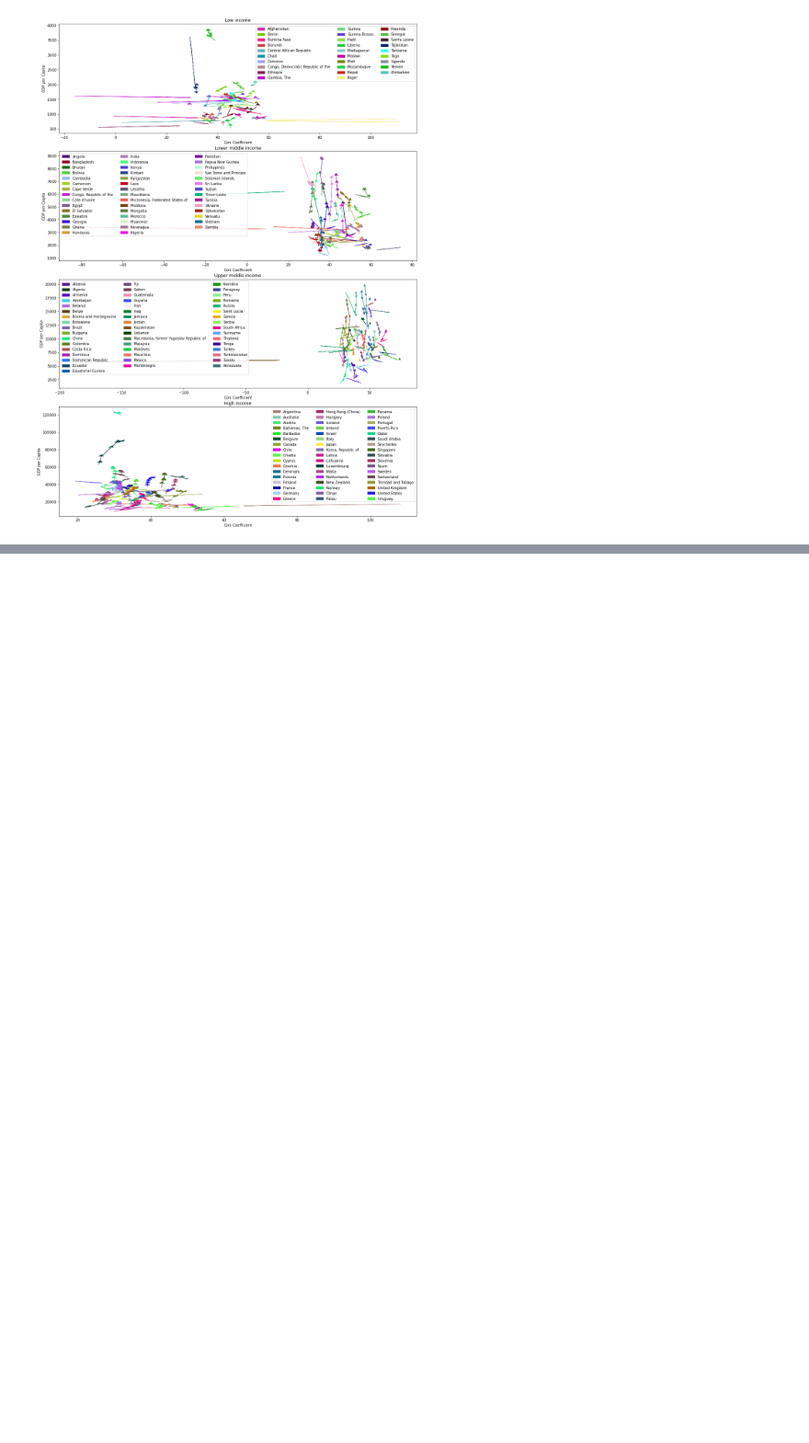
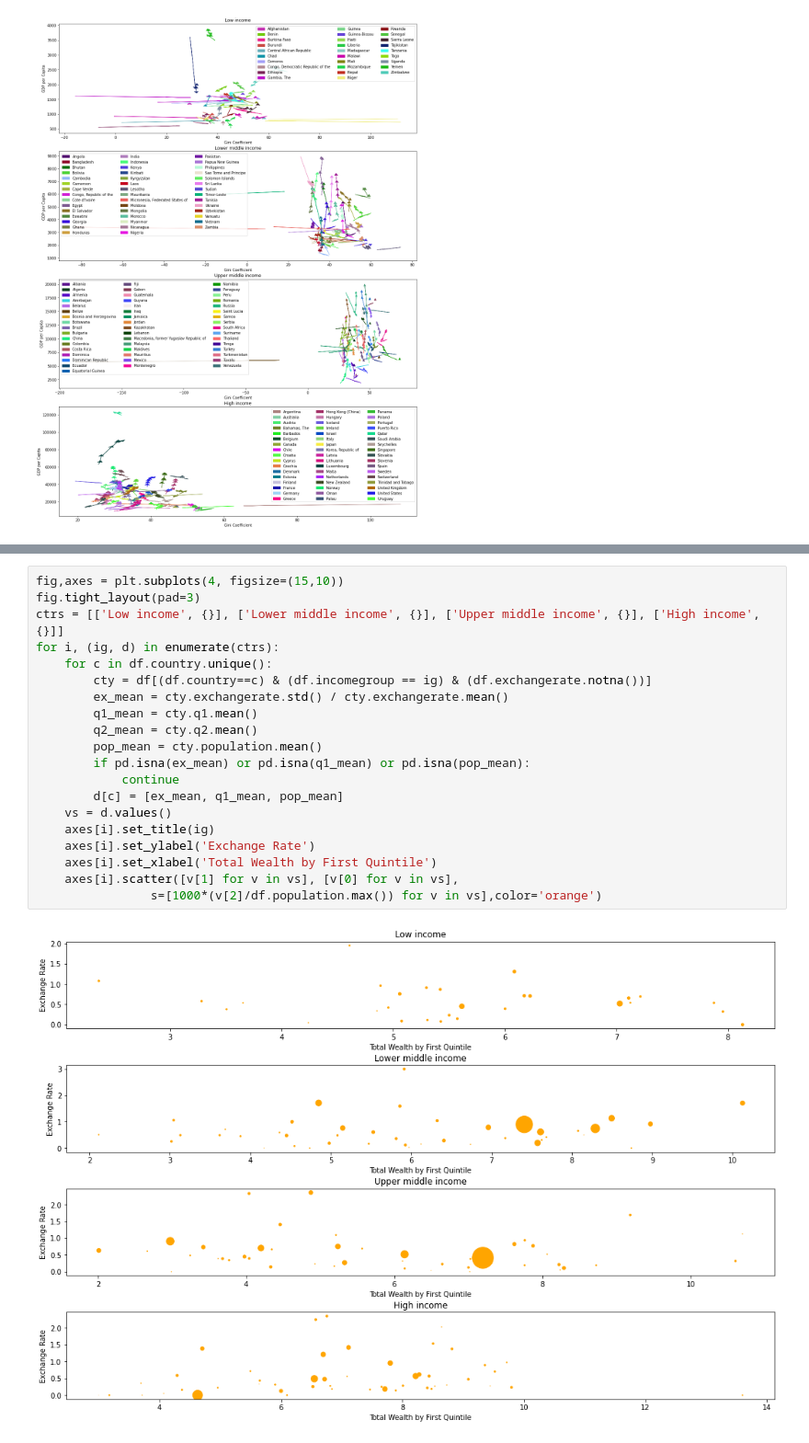
Before and after one commit to alansun17904/data_challenge_22w, a Jupyter notebook: Task 1.ipynb, the cells around one changed output, grey strips where cells are left out. Shown at 92% size. Cells and saved outputs as stored; diff of their text form; blank space fills up the shorter version.

```diff
--- a/Task 1.ipynb
+++ b/Task 1.ipynb
@@ -120,0 +121,22 @@ Another interesting observation that can be made from these visualizations is th
+# %%
+fig,axes = plt.subplots(4, figsize=(15,10))
+fig.tight_layout(pad=3)
+ctrs = [['Low income', {}], ['Lower middle income', {}], ['Upper middle income', {}], ['High income', {}]]
+for i, (ig, d) in enumerate(ctrs):
+    for c in df.country.unique():
+        cty = df[(df.country==c) & (df.incomegroup == ig) & (df.exchangerate.notna())]
+        ex_mean = cty.exchangerate.std() / cty.exchangerate.mean()
+        q1_mean = cty.q1.mean()
+        q2_mean = cty.q2.mean()
+        pop_mean = cty.population.mean()
+        if pd.isna(ex_mean) or pd.isna(q1_mean) or pd.isna(pop_mean):
+            continue
+        d[c] = [ex_mean, q1_mean, pop_mean]
+    vs = d.values()
+    axes[i].set_title(ig)
+    axes[i].set_ylabel('Exchange Rate')
+    axes[i].set_xlabel('Total Wealth by First Quintile')
+    axes[i].scatter([v[1] for v in vs], [v[0] for v in vs],
+                s=[1000*(v[2]/df.population.max()) for v in vs],color='orange')
+# %% [output]
+[figure, added]
```
Also changed, not shown: parts of 10 cells of this notebook.
